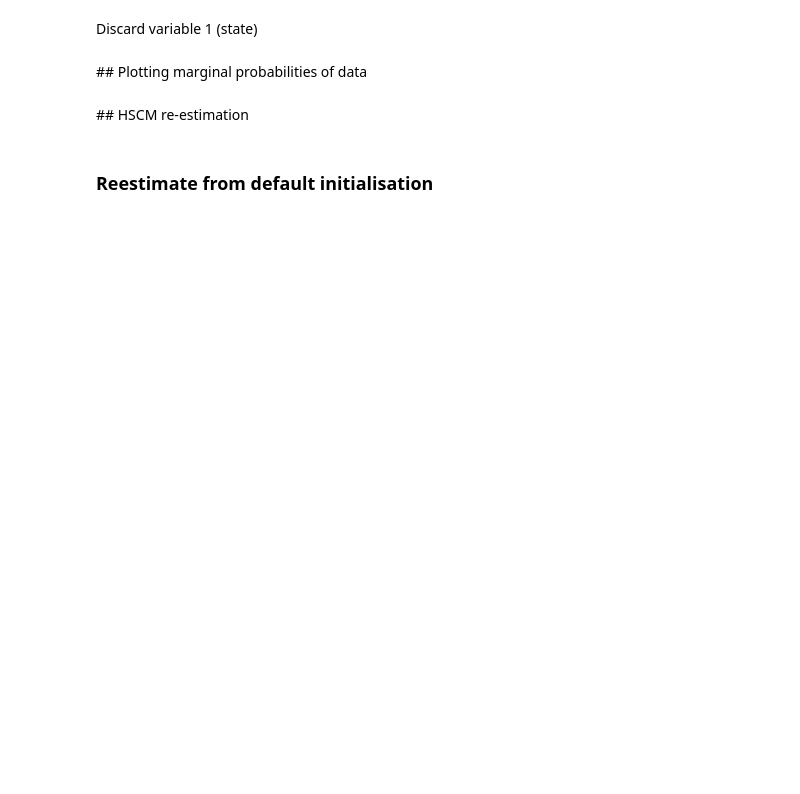
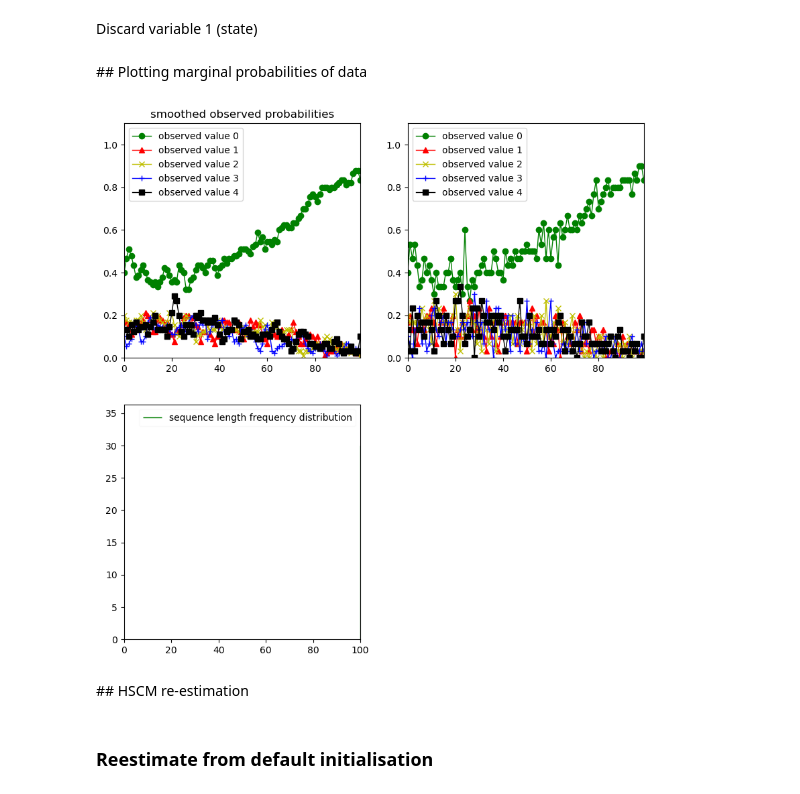
Before and after one commit to openalea/StructureAnalysis, a Jupyter notebook: sequence_analysis/tutorials/hidden_semi_markov.ipynb, the cells around one changed output. Cells and saved outputs as stored; diff of their text form; code cells hidden in the pictures; blank space fills up the shorter version.

```diff
--- a/sequence_analysis/tutorials/hidden_semi_markov.ipynb
+++ b/sequence_analysis/tutorials/hidden_semi_markov.ipynb
@@ -232,7 +168,9 @@ obs = seq.select_variable([1], keep=False)
 ## Plotting marginal probabilities of data
 # %%
 # Variable 1
-# obs.plot("Intensity", 1)
+obs.plot("Intensity", 0)
+# %% [output]
+[figure, added]
 # %% [markdown]
 ## HSCM re-estimation
 # %% [markdown]
```
Also changed, not shown: parts of 42 cells of this notebook, 14 other files.
